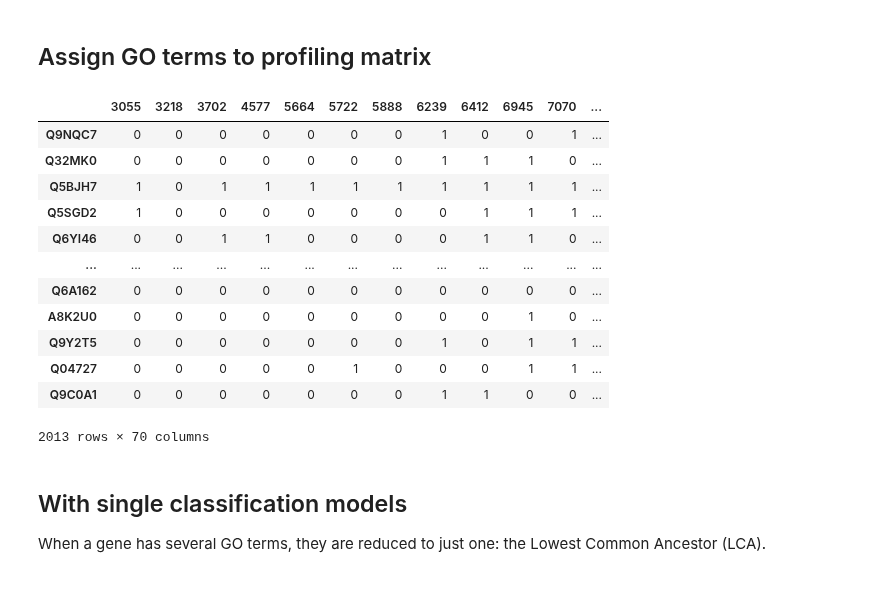
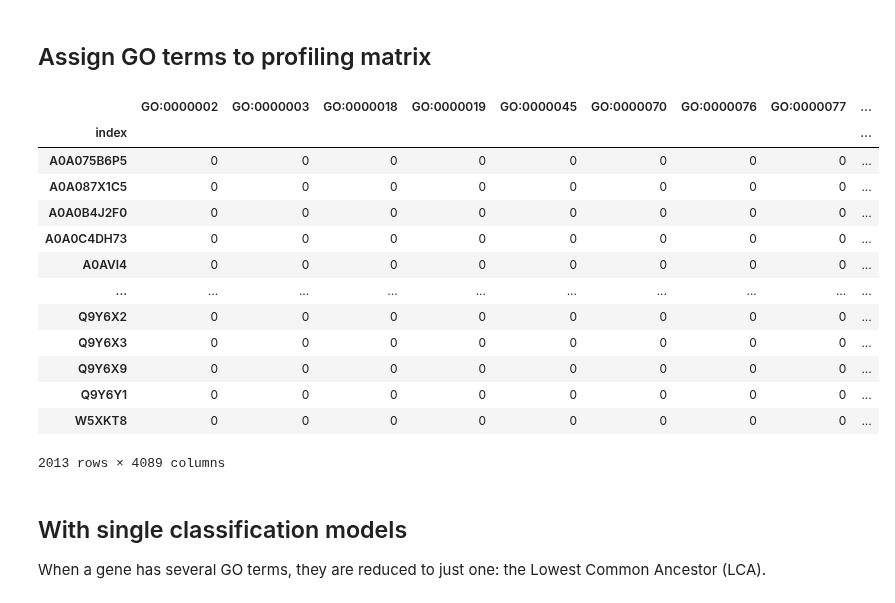
Before and after one commit to geovalexis/PP2GO, a Jupyter notebook: Methods.ipynb, the cells around one changed output. Drawn from its saved outputs; the diff is of its cells as text; code cells hidden in the pictures.

```diff
--- a/Methods.ipynb
+++ b/Methods.ipynb
@@ -1032,29 +1032,33 @@ sns.clustermap(original_matrix,
 # %%
 import json
 import pandas as pd
 from sklearn.model_selection import train_test_split
 
 profiling_matrix_presence_abscense = getOrthologsPresenceMatrix()
 with open("drive/MyDrive/TFG/human_genes2GOtermIDs.json", "r") as input:
     human_gene2GOterms = json.load(input)
 profiling_matrix_presence_abscense["GO_IDs"] = profiling_matrix_presence_abscense.index.map(lambda x: np.array(human_gene2GOterms.get(x)) if human_gene2GOterms.get(x) else pd.NA)
 training_dataset = profiling_matrix_presence_abscense.dropna(subset=["GO_IDs"])
 X_train, X_test, y_train, y_test = train_test_split(training_dataset.iloc[:, :-1], training_dataset.iloc[:, -1:], test_size=0.25)
-X_train
+y_train.explode(column="GO_IDs")["GO_IDs"].unique().size
+y_train_one_hot_encoded = pd.get_dummies(y_train.explode(column="GO_IDs"), prefix="", prefix_sep="", columns=["GO_IDs"])
+y_train_one_hot_encoded = y_train_one_hot_encoded.reset_index().groupby("index").first()
+y_train_one_hot_encoded
 # %% [output]
-|  | 3055 | 3218 | 3702 | 4577 | 5664 | 5722 | 5888 | 6239 | 6412 | 6945 | 7070 | ... |
-| Q9NQC7 | 0 | 0 | 0 | 0 | 0 | 0 | 0 | 1 | 0 | 0 | 1 | ... |
-| Q32MK0 | 0 | 0 | 0 | 0 | 0 | 0 | 0 | 1 | 1 | 1 | 0 | ... |
-| Q5BJH7 | 1 | 0 | 1 | 1 | 1 | 1 | 1 | 1 | 1 | 1 | 1 | ... |
-| Q5SGD2 | 1 | 0 | 0 | 0 | 0 | 0 | 0 | 0 | 1 | 1 | 1 | ... |
-| Q6YI46 | 0 | 0 | 1 | 1 | 0 | 0 | 0 | 0 | 1 | 1 | 0 | ... |
-| ... | ... | ... | ... | ... | ... | ... | ... | ... | ... | ... | ... | ... |
-| Q6A162 | 0 | 0 | 0 | 0 | 0 | 0 | 0 | 0 | 0 | 0 | 0 | ... |
-| A8K2U0 | 0 | 0 | 0 | 0 | 0 | 0 | 0 | 0 | 0 | 1 | 0 | ... |
-| Q9Y2T5 | 0 | 0 | 0 | 0 | 0 | 0 | 0 | 1 | 0 | 1 | 1 | ... |
-| Q04727 | 0 | 0 | 0 | 0 | 0 | 1 | 0 | 0 | 0 | 1 | 1 | ... |
-| Q9C0A1 | 0 | 0 | 0 | 0 | 0 | 0 | 0 | 1 | 1 | 0 | 0 | ... |
+|  | GO:0000002 | GO:0000003 | GO:0000018 | GO:0000019 | GO:0000045 | GO:0000070 | GO:0000076 | GO:0000077 | ... |
+| index |  |  |  |  |  |  |  |  | ... |
+| A0A075B6P5 | 0 | 0 | 0 | 0 | 0 | 0 | 0 | 0 | ... |
+| A0A087X1C5 | 0 | 0 | 0 | 0 | 0 | 0 | 0 | 0 | ... |
+| A0A0B4J2F0 | 0 | 0 | 0 | 0 | 0 | 0 | 0 | 0 | ... |
+| A0A0C4DH73 | 0 | 0 | 0 | 0 | 0 | 0 | 0 | 0 | ... |
+| A0AVI4 | 0 | 0 | 0 | 0 | 0 | 0 | 0 | 0 | ... |
+| ... | ... | ... | ... | ... | ... | ... | ... | ... | ... |
+| Q9Y6X2 | 0 | 0 | 0 | 0 | 0 | 0 | 0 | 0 | ... |
+| Q9Y6X3 | 0 | 0 | 0 | 0 | 0 | 0 | 0 | 0 | ... |
+| Q9Y6X9 | 0 | 0 | 0 | 0 | 0 | 0 | 0 | 0 | ... |
+| Q9Y6Y1 | 0 | 0 | 0 | 0 | 0 | 0 | 0 | 0 | ... |
+| W5XKT8 | 0 | 0 | 0 | 0 | 0 | 0 | 0 | 0 | ... |
-2013 rows × 70 columns
+2013 rows × 4089 columns
 # %% [markdown]
 ## With single classification models
 
```
Also changed, not shown: parts of 1 cell of this notebook.
